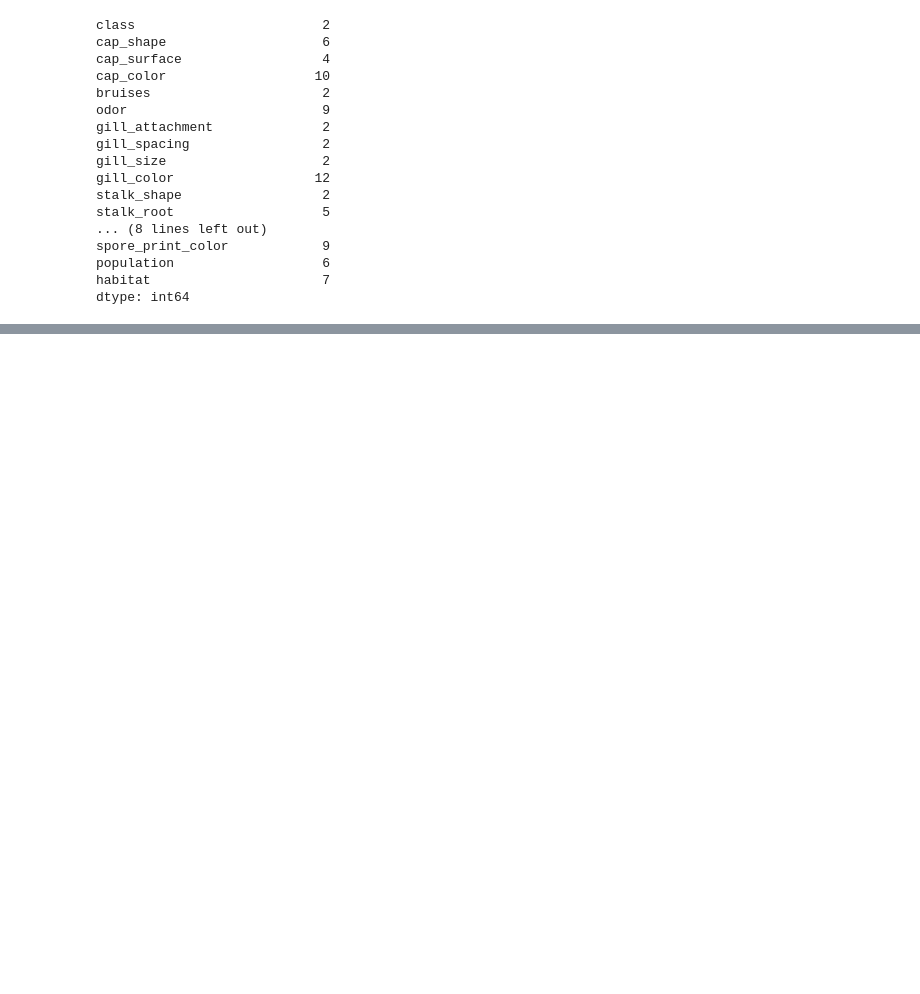
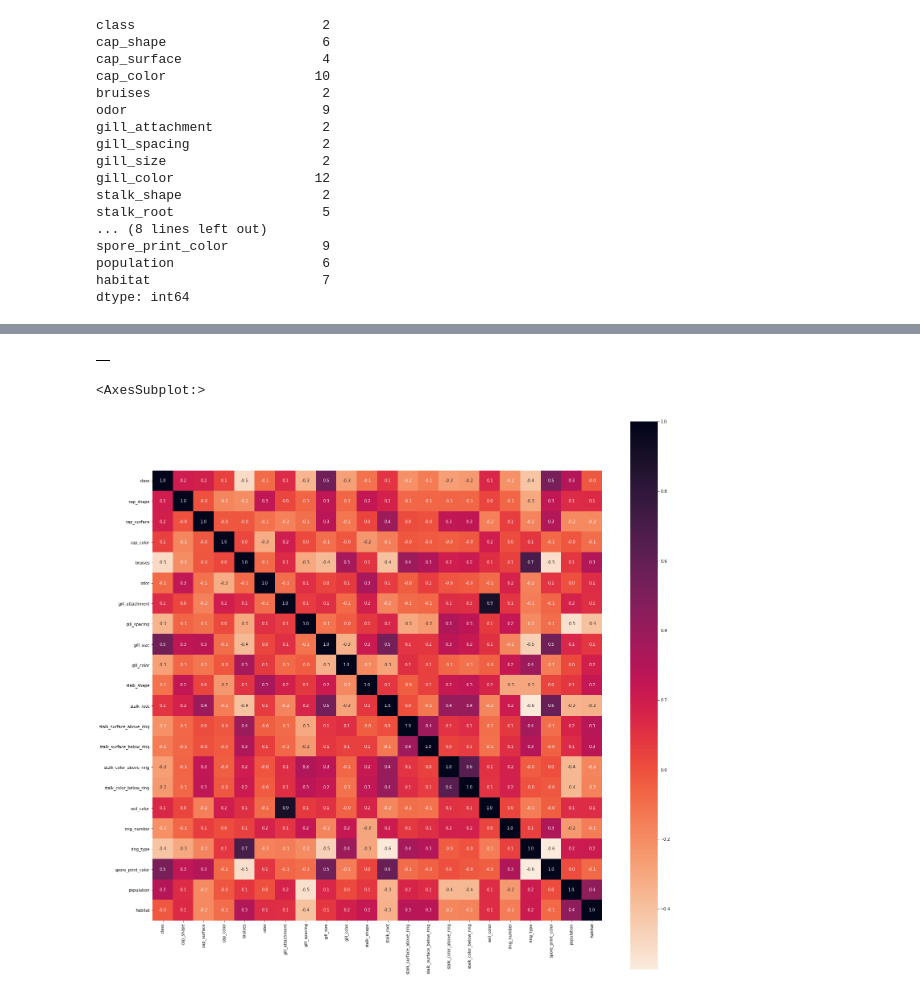
Before and after one commit to Vaishali715/Final_Project, a Jupyter notebook: Data_Visualization.ipynb, the cells around one changed output, grey strips where cells are left out. Drawn from its saved outputs; the diff is of its cells as text; code cells hidden in the pictures; blank space fills up the shorter version.

```diff
--- a/Data_Visualization.ipynb
+++ b/Data_Visualization.ipynb
@@ -56,5 +59,5 @@ Data columns (total 24 columns):
 dtypes: int64(1), object(23)
 memory usage: 1.5+ MB
 # %%
-raw_mushroom = raw_mushroom.drop(["mushroom_id"], axis=1)
+clean_mushroom = clean_mushroom.drop(["mushroom_id"], axis=1)
 # %%
@@ -123,0 +83,6 @@ raw_mushroom['cap_shape'].value_counts().plot(kind='bar')
+# %%
+# Drop unnecessary features
+clean_mushroom = clean_mushroom.drop(["veil_type"], axis=1)
+# %%
+from sklearn.preprocessing import LabelEncoder
+clean_mushroom_numeric = clean_mushroom.apply(LabelEncoder().fit_transform)
@@ -123,0 +99,11 @@ raw_mushroom['cap_shape'].value_counts().plot(kind='bar')
+# %%
+clean_mushroom.corr()
+# %% [output]
+|  |
+# %%
+plt.figure(figsize=(25,25))
+
+sns.heatmap((clean_mushroom_numeric).corr(), vmax=1, annot=True, fmt='.1f',cmap="rocket_r", square=True)
+# %% [output]
+<AxesSubplot:>
+[figure, added]
```
Also changed, not shown: parts of 20 cells of this notebook, 1 other file.
